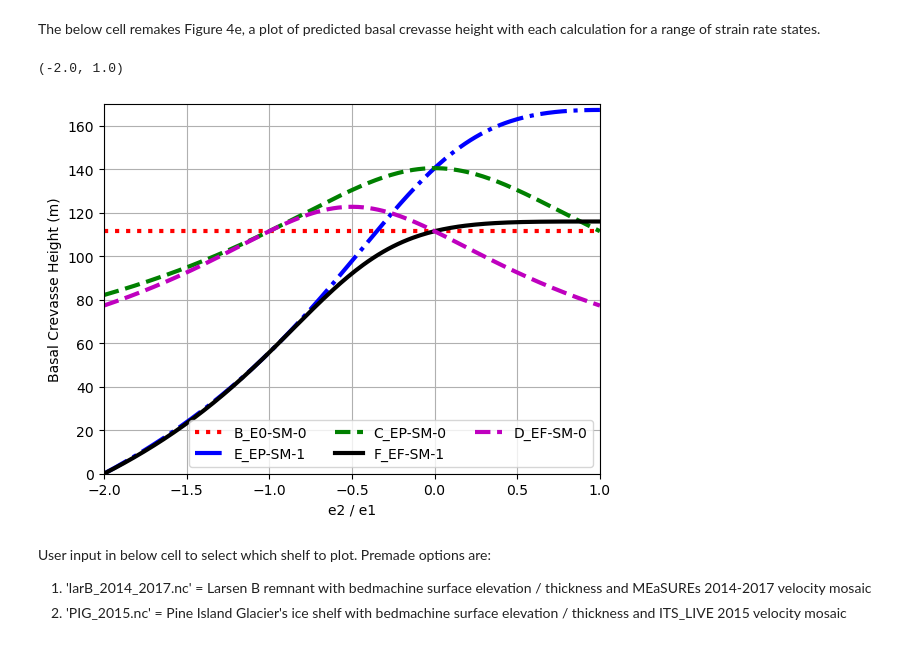
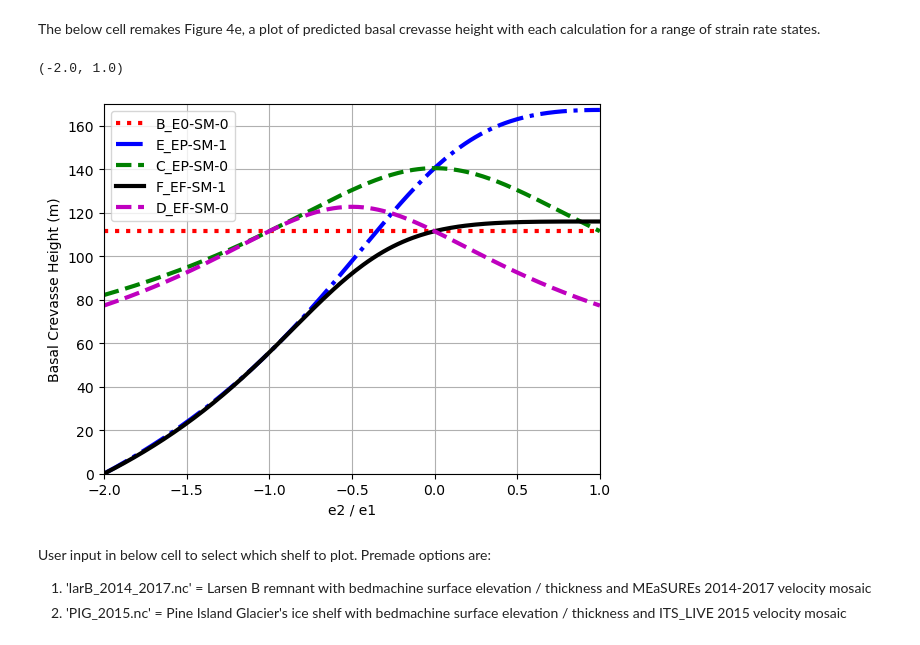
Before and after one commit to beynoldsj/crevCalcsDemo, a Jupyter notebook: demoCrevCalcs.ipynb, the cells around one changed output. Saved outputs shown, nothing was run; the diff lists cells and outputs as text; code cells hidden in the pictures.

Commit message:
Plotting tweak for compatability with ghub environment

```diff
--- a/demoCrevCalcs.ipynb
+++ b/demoCrevCalcs.ipynb
@@ -53,35 +53,35 @@ Rxx_b_D = 2 * tau_1_full
 Rxx_b_E = 2 * tau_1_plan + tau_2_plan
 Rxx_b_F = 2 * tau_1_full + tau_2_full
 
 # calc basal crevasse heights
 ds_B_lin = zero_stress_basal(rho_i, rho_pw, g, Rxx_b_B, 0)
 ds_C_lin = zero_stress_basal(rho_i, rho_pw, g, Rxx_b_C, 0)
 ds_D_lin = zero_stress_basal(rho_i, rho_pw, g, Rxx_b_D, 0)
 ds_E_lin = zero_stress_basal(rho_i, rho_pw, g, Rxx_b_E, 0)
 ds_F_lin = zero_stress_basal(rho_i, rho_pw, g, Rxx_b_F, 0)
 
 # plot
 fig, axs = plt.subplots(1, 1)
 axs.plot(min_over_max_plot, ds_B_lin, 'r:', linewidth=3, label = 'B_E0-SM-0')
 axs.plot(min_over_max_plot, ds_E_lin, 'b-.', linewidth=3, label = 'E_EP-SM-1')
 axs.plot(min_over_max_plot, ds_C_lin, 'g--', linewidth=3, label = 'C_EP-SM-0')
 axs.plot(min_over_max_plot, ds_F_lin, 'k', linewidth=3, label = 'F_EF-SM-1')
 axs.plot(min_over_max_plot, ds_D_lin, 'm--', linewidth=3, label = 'D_EF-SM-0')
-axs.legend(ncols=3)
+axs.legend()
 plt.xlabel('e2 / e1')
 plt.ylabel('Basal Crevasse Height (m)')
 axs.grid(True)
 axs.xaxis.set_ticks(np.arange(-2, 1.001, .5))
 plt.ylim([0,170])
 plt.xlim([-2,1])
 
 # #This section outputs a csv file of the results if uncommented.
 #to_df = {'e2_to_e1': min_over_max_plot, 'calc_B': ds_B_lin, 'calc_C': ds_C_lin, 'calc_D': ds_D_lin, 'calc_E': ds_E_lin, 'calc_F': ds_F_lin}
 #bas_crev_df = pd.DataFrame(data=to_df)
 #bas_crev_df.to_csv('bas_crev.csv', index=False)
 # %% [output]
 (-2.0, 1.0)
-[figure, old version]
+[figure, new version]
 # %% [markdown]
 User input in below cell to select which shelf to plot. Premade options are: <br />
 1. 'larB_2014_2017.nc' = Larsen B remnant with bedmachine surface elevation / thickness and MEaSUREs 2014-2017 velocity mosaic <br />
```
